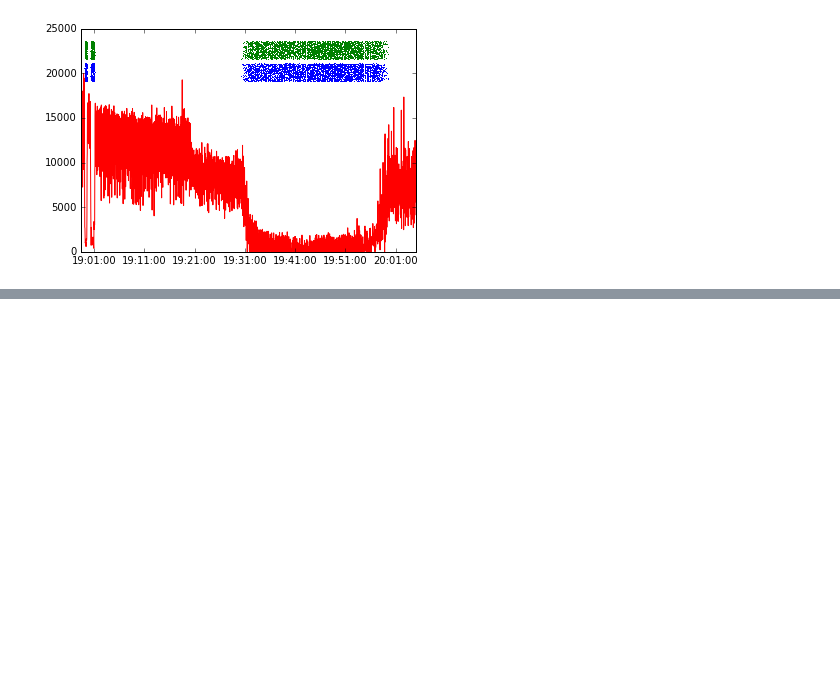
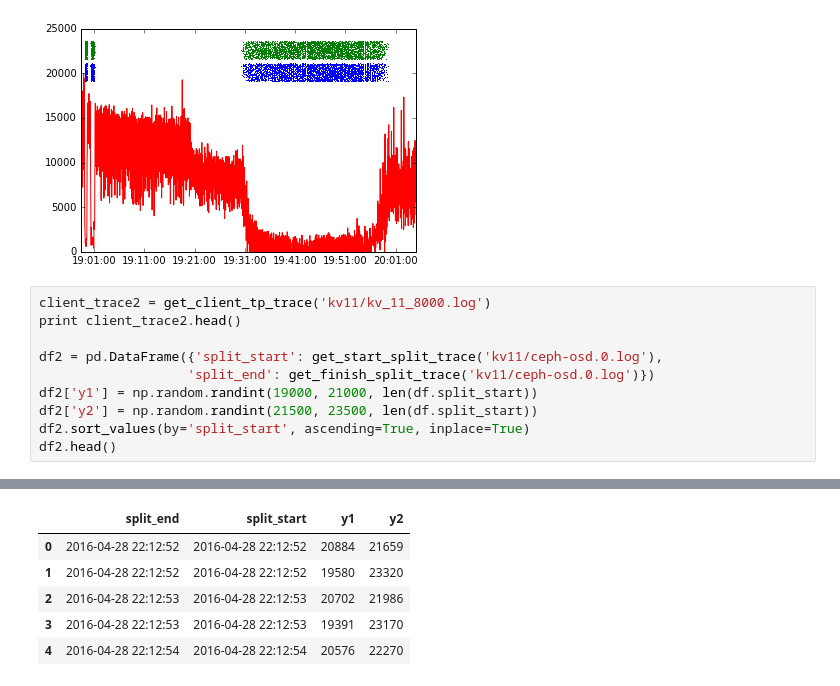
Before and after one commit to michaelsevilla/zlog-popper, a Jupyter notebook: experiments/object-spew-iops-drop/visualize.ipynb, the cells around one changed output, grey strips where cells are left out. Cells and saved outputs as stored; diff of their text form; blank space fills up the shorter version.

```diff
--- a/experiments/object-spew-iops-drop/visualize.ipynb
+++ b/experiments/object-spew-iops-drop/visualize.ipynb
@@ -85,3 +86,14 @@ ax.plot(client_trace.time, client_trace.iops)
 plt.savefig('x.png', dpi=300, bbox_inches='tight')
 # %% [output]
 [figure]
+# %%
+client_trace2 = get_client_tp_trace('kv11/kv_11_8000.log')
+print client_trace2.head()
+
+df2 = pd.DataFrame({'split_start': get_start_split_trace('kv11/ceph-osd.0.log'),
+                   'split_end': get_finish_split_trace('kv11/ceph-osd.0.log')})
+df2['y1'] = np.random.randint(19000, 21000, len(df.split_start))
+df2['y2'] = np.random.randint(21500, 23500, len(df.split_start))
+df2.sort_values(by='split_start', ascending=True, inplace=True)
+df2.head()
+# %% [output]
@@ -87,0 +106,6 @@ plt.savefig('x.png', dpi=300, bbox_inches='tight')
+|  | split_end | split_start | y1 | y2 |
+| 0 | 2016-04-28 22:12:52 | 2016-04-28 22:12:52 | 20884 | 21659 |
+| 1 | 2016-04-28 22:12:52 | 2016-04-28 22:12:52 | 19580 | 23320 |
+| 2 | 2016-04-28 22:12:53 | 2016-04-28 22:12:53 | 20702 | 21986 |
+| 3 | 2016-04-28 22:12:53 | 2016-04-28 22:12:53 | 19391 | 23170 |
+| 4 | 2016-04-28 22:12:54 | 2016-04-28 22:12:54 | 20576 | 22270 |
```
Also changed, not shown: parts of 5 cells of this notebook, 2 other files.
